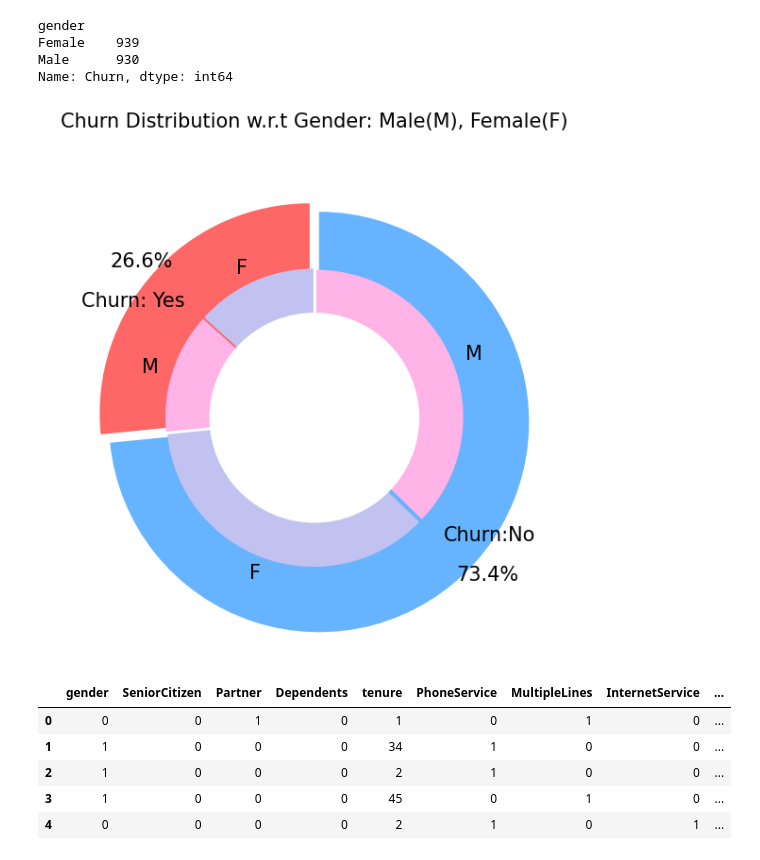
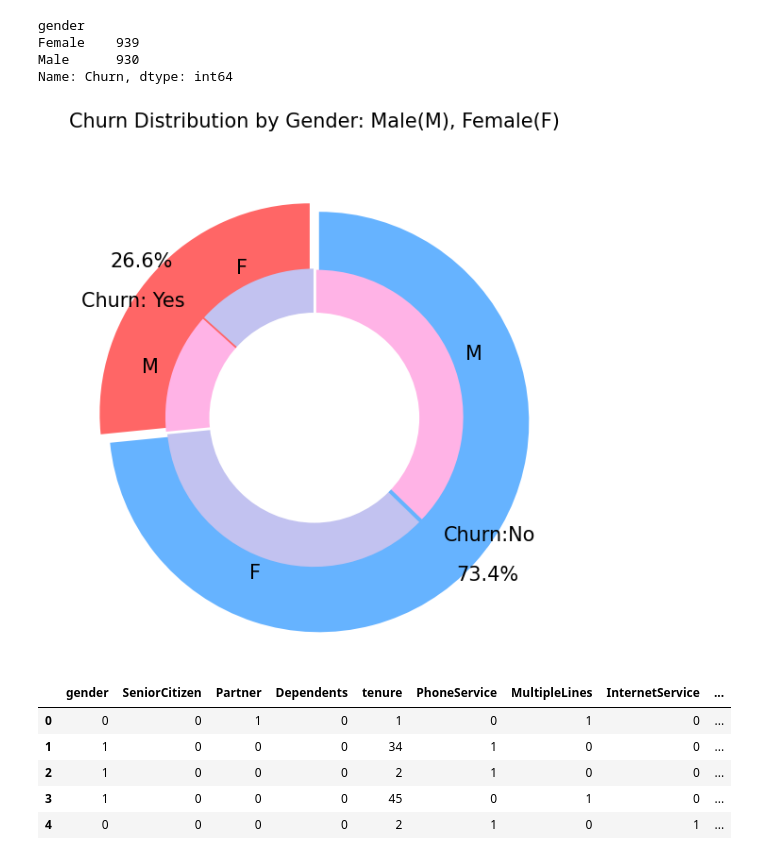
Before and after one commit to berkinozturk/Customer-Churn-Prediction, a Jupyter notebook: Customer Churn Prediction.ipynb, the cells around one changed output. Saved outputs shown, nothing was run; the diff lists cells and outputs as text; code cells hidden in the pictures.

```diff
--- a/Customer Churn Prediction.ipynb
+++ b/Customer Churn Prediction.ipynb
@@ -245,30 +245,30 @@ Name: Churn, dtype: int64
 # %%
 plt.figure(figsize=(6, 6))
 labels =["Churn: Yes","Churn:No"]
 values = [1869,5163]
 labels_gender = ["F","M","F","M"]
 sizes_gender = [939,930 , 2544,2619]
 colors = ['#ff6666', '#66b3ff']
 colors_gender = ['#c2c2f0','#ffb3e6', '#c2c2f0','#ffb3e6']
 explode = (0.3,0.3)
 explode_gender = (0.1,0.1,0.1,0.1)
 textprops = {"fontsize":15}
 #Plot
 plt.pie(values, labels=labels,autopct='%1.1f%%',pctdistance=1.08, labeldistance=0.8,colors=colors, startangle=90,frame=True, explode=explode,radius=10, textprops =textprops, counterclock = True, )
 plt.pie(sizes_gender,labels=labels_gender,colors=colors_gender,startangle=90, explode=explode_gender,radius=7, textprops =textprops, counterclock = True, )
 #Draw circle
 centre_circle = plt.Circle((0,0),5,color='black', fc='white',linewidth=0)
 fig = plt.gcf()
 fig.gca().add_artist(centre_circle)
 
-plt.title('Churn Distribution w.r.t Gender: Male(M), Female(F)', fontsize=15, y=1.1)
+plt.title('Churn Distribution by Gender: Male(M), Female(F)', fontsize=15, y=1.1)
 
 # show plot
 plt.axis('equal')
 plt.tight_layout()
 plt.show()
 # %% [output]
-[figure, old version]
+[figure, new version]
 # %%
 fig = px.histogram(df, x="Churn", color="Contract", barmode="group", title="<b>Customer contract distribution<b>")
 fig.update_layout(width=700, height=500, bargap=0.1)
```
Also changed, not shown: parts of 5 cells of this notebook, 1 other file.
